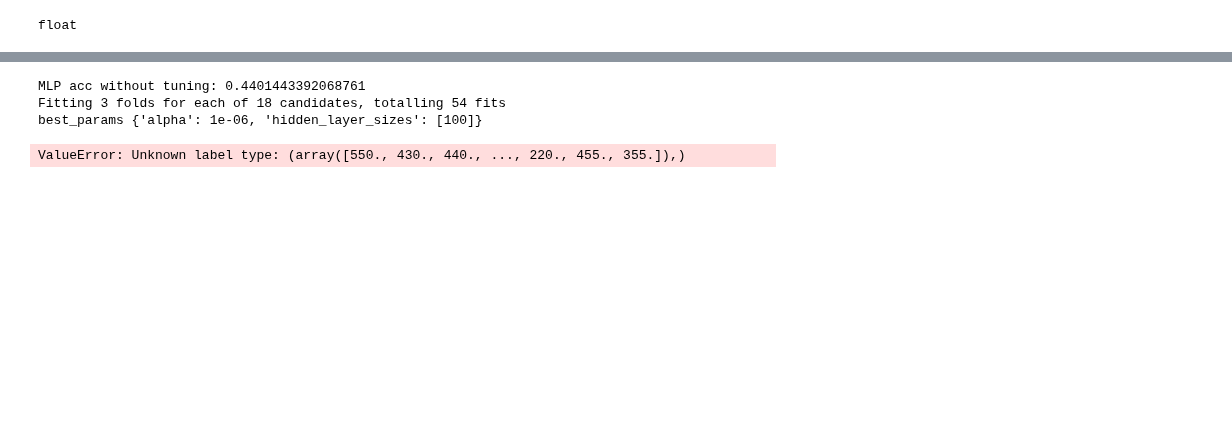
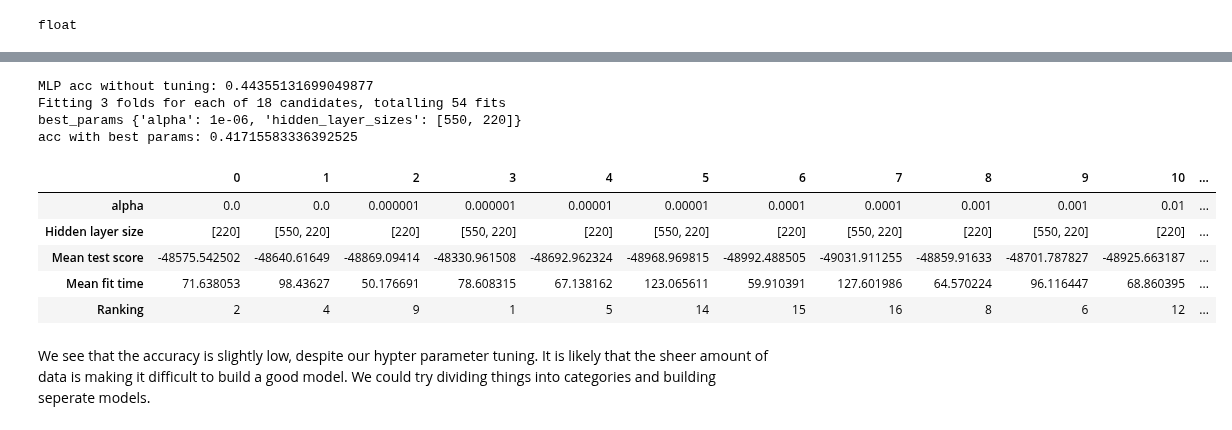
Before and after one commit to MAST30034-Applied-Data-Science/generic-real-estate-consulting-project-group-30, a Jupyter notebook: notebooks/neural_network_model.ipynb, the cells around one changed output, grey strips where cells are left out. Drawn from its saved outputs; the diff is of its cells as text; code cells hidden in the pictures; blank space fills up the shorter version.

```diff
--- a/notebooks/neural_network_model.ipynb
+++ b/notebooks/neural_network_model.ipynb
@@ -85,7 +86,8 @@ numeric_features = [
                   "total_population",
                   "Bed",
                   "Bath",
-                  "Park"]
+                  "Park",
+                  "Offence Count"]
 numeric_transformer = Pipeline(steps=[
     ('scaler', StandardScaler())])
 
@@ -135,7 +137,7 @@ X_train, X_test, y_train, y_test = train_test_split(X, y, test_size=0.1, random_
 clf.fit(preprocessor.fit_transform(X_train), y_train)
 print('MLP acc without tuning:', clf.score(preprocessor.fit_transform(X_test), y_test))
 
-hidden_sizes = [[100], [10, 10]]
+hidden_sizes = [[220], [550, 220]]
 #arguments of MLPClassifier and a list of values for them to search and find the best.
 param_grid = {'alpha': alphas, 'hidden_layer_sizes':hidden_sizes}
 
@@ -153,11 +155,30 @@ gs.fit(preprocessor.fit_transform(X_train), y_train)
 best_params = gs.best_params_
 print('best_params', best_params)
 
-clf = MLPClassifier(max_iter=2000, **best_params)
+clf = MLPRegressor(max_iter=5000, **best_params)
 clf.fit(preprocessor.fit_transform(X_train), y_train)
 print('acc with best params:', clf.score(preprocessor.fit_transform(X_test), y_test))
 # %% [output]
-MLP acc without tuning: 0.4401443392068761
+MLP acc without tuning: 0.44355131699049877
 Fitting 3 folds for each of 18 candidates, totalling 54 fits
-best_params {'alpha': 1e-06, 'hidden_layer_sizes': [100]}
+best_params {'alpha': 1e-06, 'hidden_layer_sizes': [550, 220]}
+acc with best params: 0.41715583336392525
-ValueError: Unknown label type: (array([550., 430., 440., ..., 220., 455., 355.]),)
+# %%
+
+
+import pandas as pd
+pd.DataFrame([gs.cv_results_['param_alpha'],
+              gs.cv_results_['param_hidden_layer_sizes'],
+              gs.cv_results_['mean_test_score'],
+              gs.cv_results_['mean_fit_time'],
+              gs.cv_results_['rank_test_score']],
+             index=['alpha','Hidden layer size','Mean test score', 'Mean fit time', 'Ranking'])
+# %% [output]
+|  | 0 | 1 | 2 | 3 | 4 | 5 | 6 | 7 | 8 | 9 | 10 | ... |
+| alpha | 0.0 | 0.0 | 0.000001 | 0.000001 | 0.00001 | 0.00001 | 0.0001 | 0.0001 | 0.001 | 0.001 | 0.01 | ... |
+| Hidden layer size | [220] | [550, 220] | [220] | [550, 220] | [220] | [550, 220] | [220] | [550, 220] | [220] | [550, 220] | [220] | ... |
+| Mean test score | -48575.542502 | -48640.61649 | -48869.09414 | -48330.961508 | -48692.962324 | -48968.969815 | -48992.488505 | -49031.911255 | -48859.91633 | -48701.787827 | -48925.663187 | ... |
+| Mean fit time | 71.638053 | 98.43627 | 50.176691 | 78.608315 | 67.138162 | 123.065611 | 59.910391 | 127.601986 | 64.570224 | 96.116447 | 68.860395 | ... |
+| Ranking | 2 | 4 | 9 | 1 | 5 | 14 | 15 | 16 | 8 | 6 | 12 | ... |
+# %% [markdown]
+We see that the accuracy is slightly low, despite our hypter parameter tuning. It is likely that the sheer amount of data is making it difficult to build a good model. We could try dividing things into categories and building seperate models.
```
Also changed, not shown: parts of 18 cells of this notebook.
